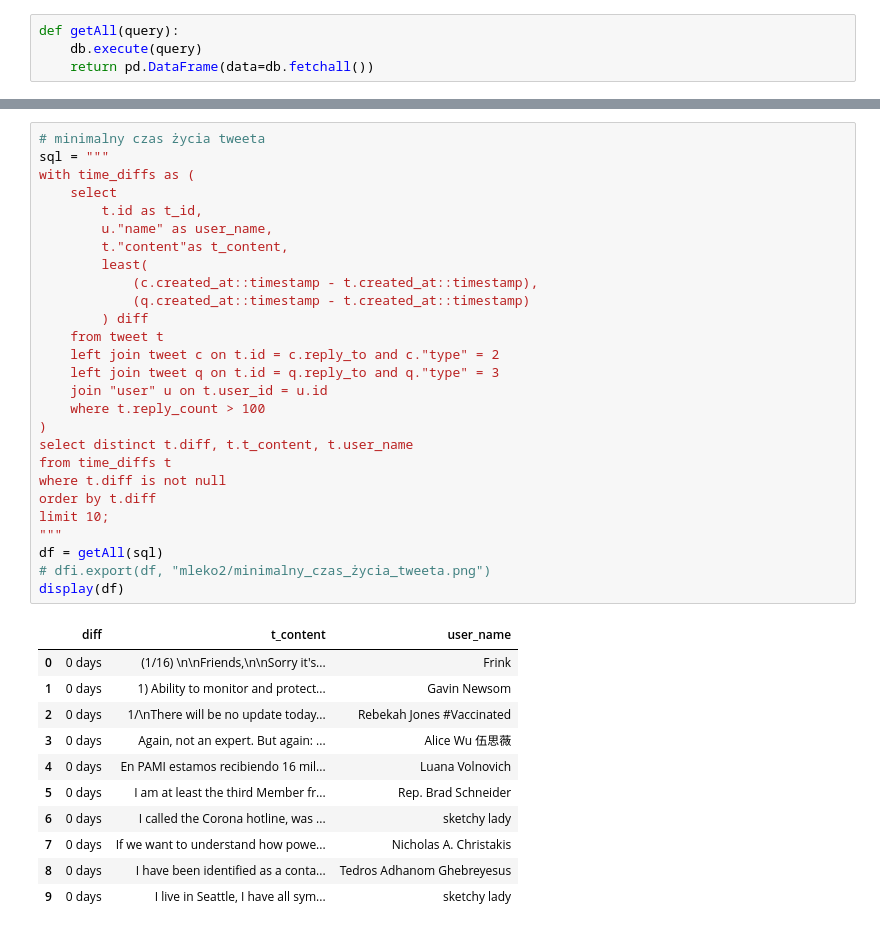
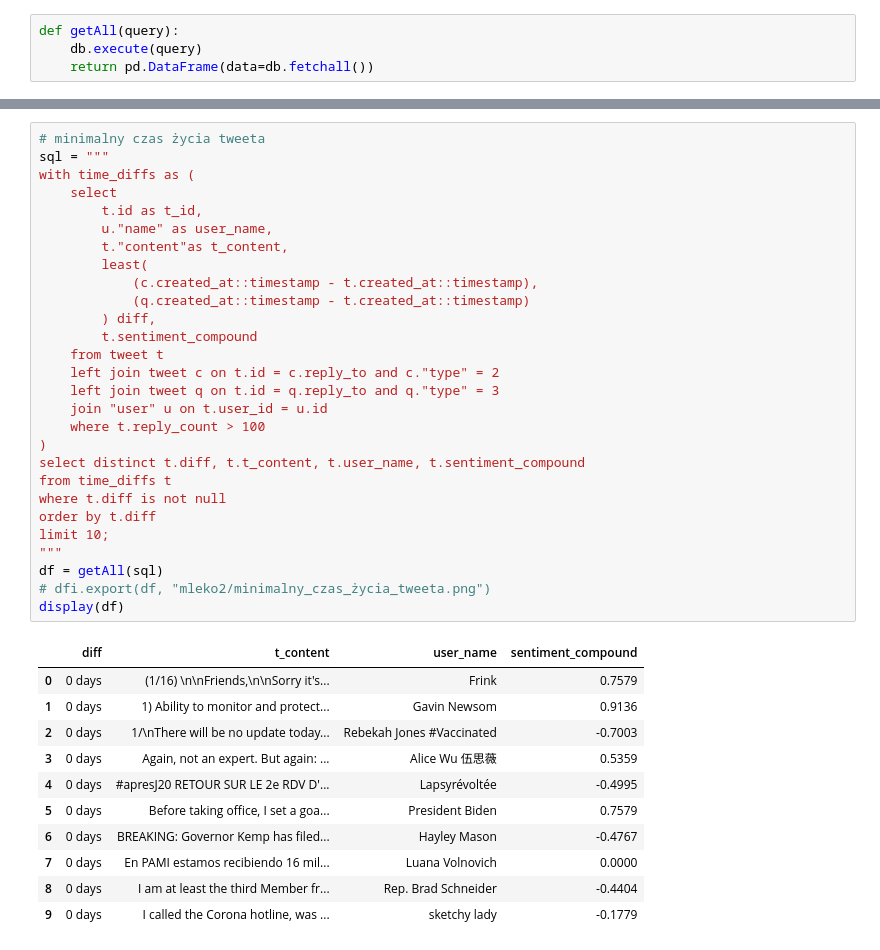
Before and after one commit to piaskowyk/twitter-posts-analysis, a Jupyter notebook: notebooks/czas_zycia.ipynb, the cells around one changed output, grey strips where cells are left out. Saved outputs shown, nothing was run; the diff lists cells and outputs as text.

```diff
--- a/notebooks/czas_zycia.ipynb
+++ b/notebooks/czas_zycia.ipynb
@@ -53,42 +53,43 @@ display(df)
 # %%
 # minimalny czas życia tweeta
 sql = """
 with time_diffs as (
 	select
 		t.id as t_id,
 		u."name" as user_name,
 		t."content"as t_content,
 		least(
 			(c.created_at::timestamp - t.created_at::timestamp),
 			(q.created_at::timestamp - t.created_at::timestamp)
-		) diff
+		) diff,
+		t.sentiment_compound
 	from tweet t
 	left join tweet c on t.id = c.reply_to and c."type" = 2
 	left join tweet q on t.id = q.reply_to and q."type" = 3
 	join "user" u on t.user_id = u.id
 	where t.reply_count > 100
 )
-select distinct t.diff, t.t_content, t.user_name
+select distinct t.diff, t.t_content, t.user_name, t.sentiment_compound
 from time_diffs t
 where t.diff is not null
 order by t.diff
 limit 10;
 """
 df = getAll(sql)
 # dfi.export(df, "mleko2/minimalny_czas_życia_tweeta.png")
 display(df)
 # %% [output]
-|  | diff | t_content | user_name |
-| 0 | 0 days | (1/16) \n\nFriends,\n\nSorry it's... | Frink |
-| 1 | 0 days | 1) Ability to monitor and protect... | Gavin Newsom |
-| 2 | 0 days | 1/\nThere will be no update today... | Rebekah Jones #Vaccinated |
-| 3 | 0 days | Again, not an expert. But again: ... | Alice Wu 伍思薇 |
-| 4 | 0 days | En PAMI estamos recibiendo 16 mil... | Luana Volnovich |
-| 5 | 0 days | I am at least the third Member fr... | Rep. Brad Schneider |
-| 6 | 0 days | I called the Corona hotline, was ... | sketchy lady |
-| 7 | 0 days | If we want to understand how powe... | Nicholas A. Christakis |
-| 8 | 0 days | I have been identified as a conta... | Tedros Adhanom Ghebreyesus |
-| 9 | 0 days | I live in Seattle, I have all sym... | sketchy lady |
+|  | diff | t_content | user_name | sentiment_compound |
+| 0 | 0 days | (1/16) \n\nFriends,\n\nSorry it's... | Frink | 0.7579 |
+| 1 | 0 days | 1) Ability to monitor and protect... | Gavin Newsom | 0.9136 |
+| 2 | 0 days | 1/\nThere will be no update today... | Rebekah Jones #Vaccinated | -0.7003 |
+| 3 | 0 days | Again, not an expert. But again: ... | Alice Wu 伍思薇 | 0.5359 |
+| 4 | 0 days | #apresJ20 RETOUR SUR LE 2e RDV D'... | Lapsyrévoltée | -0.4995 |
+| 5 | 0 days | Before taking office, I set a goa... | President Biden | 0.7579 |
+| 6 | 0 days | BREAKING: Governor Kemp has filed... | Hayley Mason | -0.4767 |
+| 7 | 0 days | En PAMI estamos recibiendo 16 mil... | Luana Volnovich | 0.0000 |
+| 8 | 0 days | I am at least the third Member fr... | Rep. Brad Schneider | -0.4404 |
+| 9 | 0 days | I called the Corona hotline, was ... | sketchy lady | -0.1779 |
 # %%
 # minimalny czas życia tweeta
 sql = """
```
Also changed, not shown: parts of 8 cells of this notebook, 33 other files.
